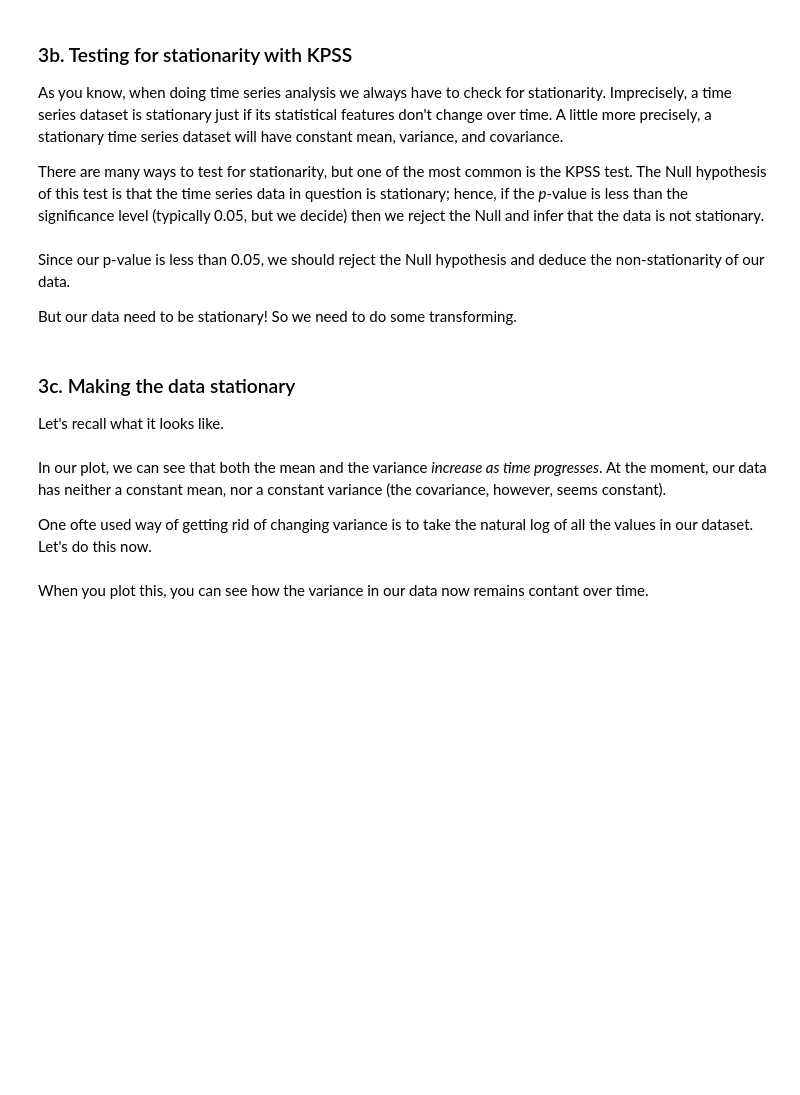
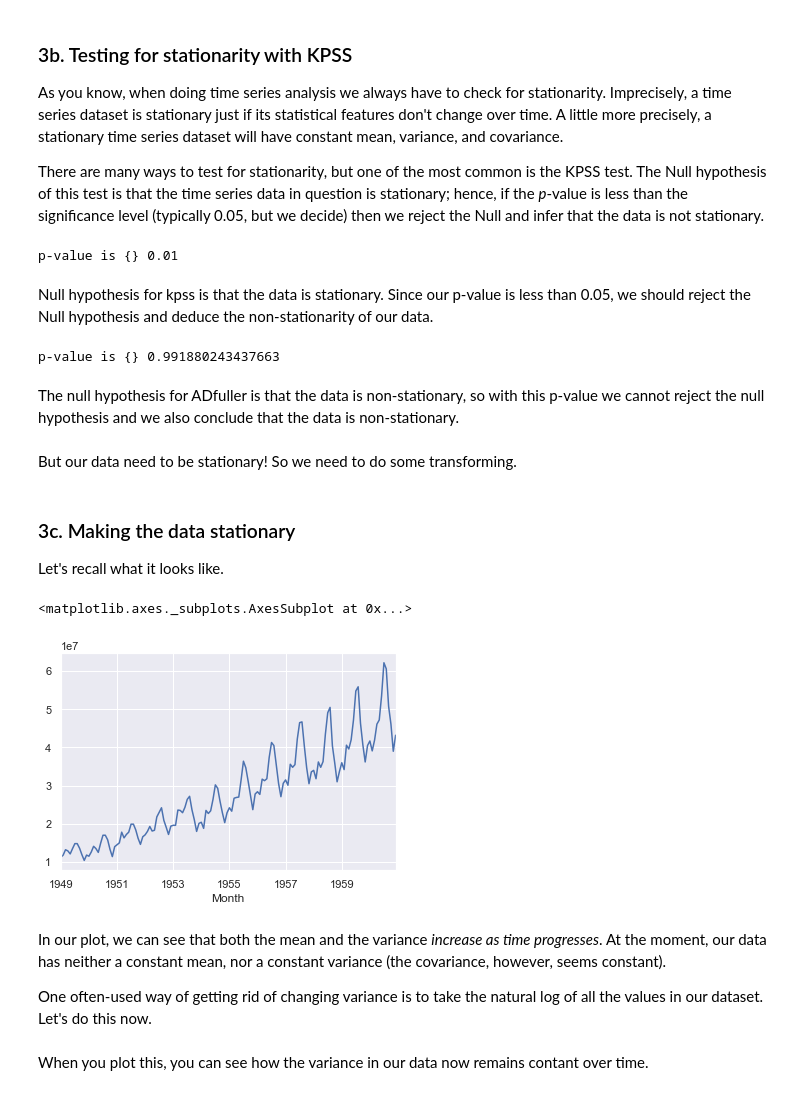
Before and after one commit to ruthcaswellsmith/Springboard-Case-Studies, a Jupyter notebook: Cowboys&CigrettesCaseStudy/Cowboy Cigarettes Case Study - Tier 3.ipynb, the cells around one changed output. Cells and saved outputs as stored; diff of their text form; code cells hidden in the pictures; blank space fills up the shorter version.

```diff
--- a/Cowboys&CigrettesCaseStudy/Cowboy Cigarettes Case Study - Tier 3.ipynb
+++ b/Cowboys&CigrettesCaseStudy/Cowboy Cigarettes Case Study - Tier 3.ipynb
@@ -252,11 +267,23 @@ As you know, when doing time series analysis we always have to check for station
 There are many ways to test for stationarity, but one of the most common is the KPSS test. The Null hypothesis of this test is that the time series data in question is stationary; hence, if the *p*-value is less than the significance level (typically 0.05, but we decide) then we reject the Null and infer that the data is not stationary.
 # %%
 from statsmodels.tsa.stattools import kpss
-_ _ _
+res = kpss(y, nlags='auto')
+print('p-value is {}', res[1])
+# %% [output]
+p-value is {} 0.01
 # %% [markdown]
-Since our p-value is less than 0.05, we should reject the Null hypothesis and deduce the non-stationarity of our data.
-
-But our data need to be stationary! So we need to do some transforming.
+Null hypothesis for kpss is that the data is stationary.  Since our p-value is less than 0.05, we should reject the Null hypothesis and deduce the non-stationarity of our data.
+# %%
+# Let's also run an Augmented Dickey Fuller Test
+from statsmodels.tsa.stattools import adfuller
+res= adfuller(y)
+print('p-value is {}', res[1])
+# %% [output]
+p-value is {} 0.991880243437663
+# %% [markdown]
+The null hypothesis for ADfuller is that the data is non-stationary, so with this p-value we cannot reject the null hypothesis and we also conclude that the data is non-stationary.
+# %% [markdown]
+But our data need to be stationary! So we need to do some transforming.
 # %% [markdown]
 ### 3c. Making the data stationary
 Let's recall what it looks like.
@@ -265,4 +290,9 @@ _ _ _
+# %%
+y.plot()
+# %% [output]
+<matplotlib.axes._subplots.AxesSubplot at 0x...>
+[figure, added]
 # %% [markdown]
 In our plot, we can see that both the mean and the variance *increase as time progresses*. At the moment, our data has neither a constant mean, nor a constant variance (the covariance, however, seems constant).
 
-One ofte  used way of getting rid of changing variance is to take the natural log of all the values in our dataset. Let's do this now.
+One often-used way of getting rid of changing variance is to take the natural log of all the values in our dataset. Let's do this now.
```
Also changed, not shown: parts of 53 cells of this notebook.
